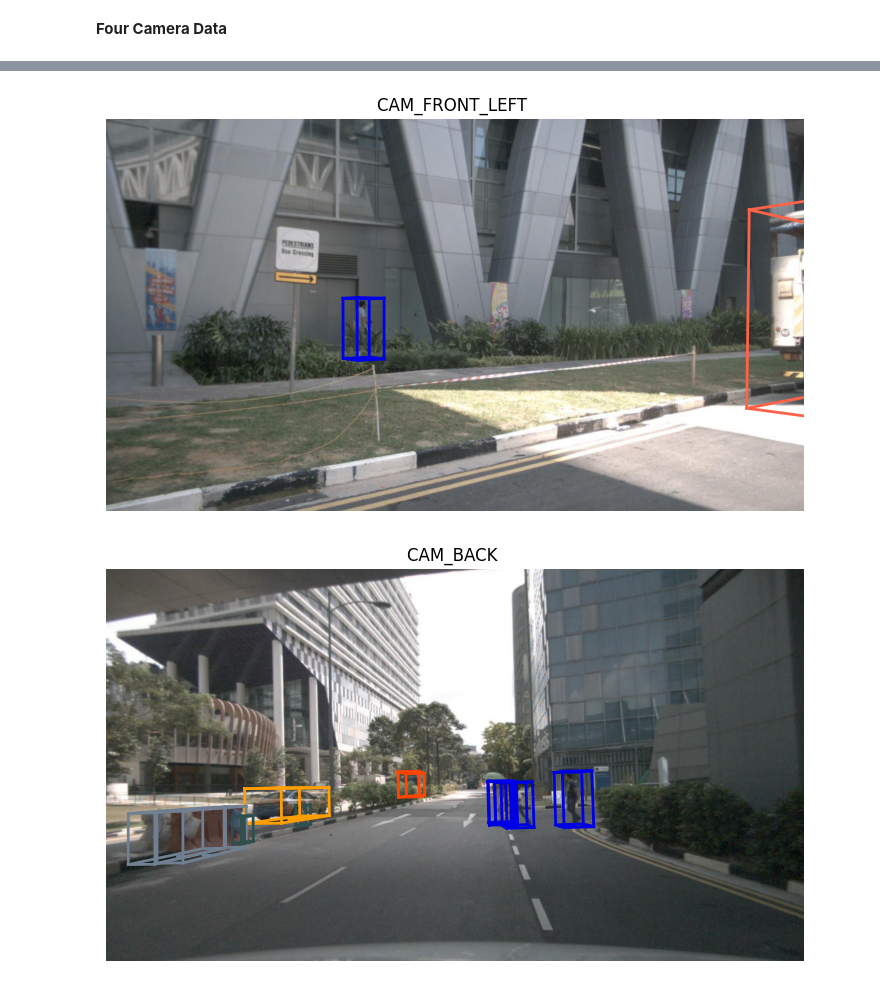
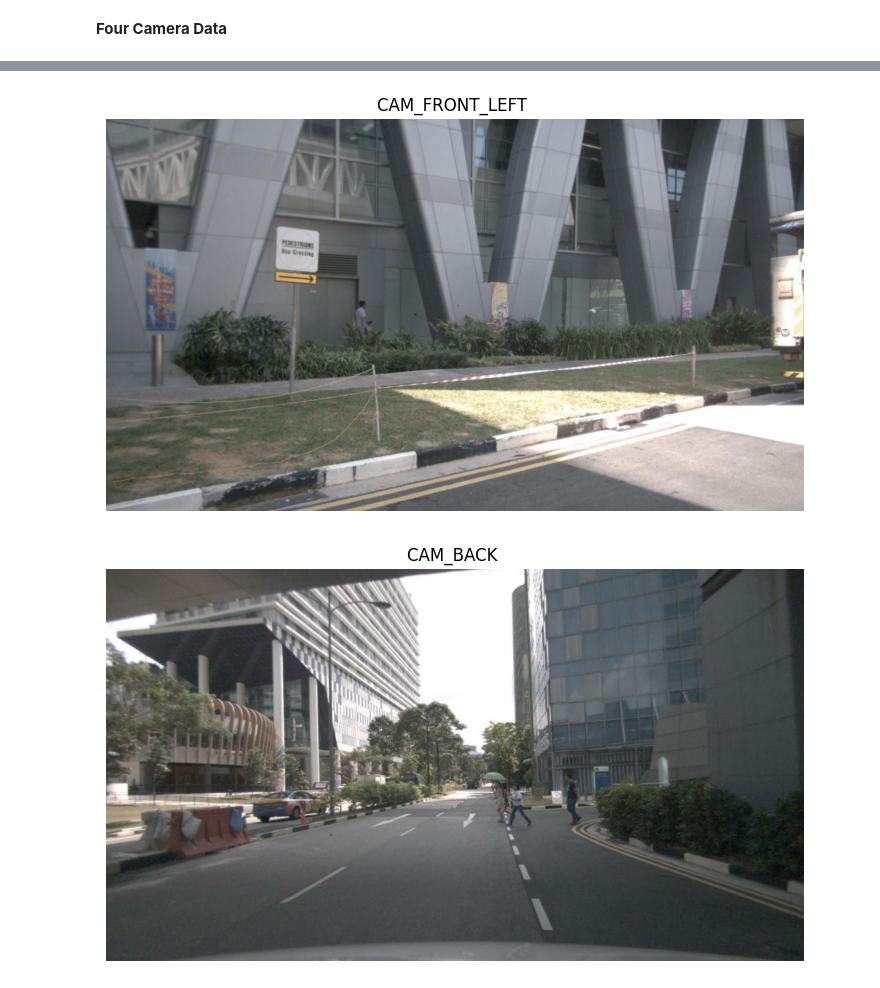
Before and after one commit to Wang-Theo/car-end_BEV, a Jupyter notebook: src/test_data_process.ipynb, the cells around one changed output, grey strips where cells are left out. Drawn from its saved outputs; the diff is of its cells as text; code cells hidden in the pictures.

```diff
--- a/src/test_data_process.ipynb
+++ b/src/test_data_process.ipynb
@@ -1,10 +1,14 @@
 # %% [markdown]
 ## 1. Load Dataset
 # %%
+from  matplotlib import pyplot as plt
 %matplotlib inline
 from nuscenes.nuscenes import NuScenes
+import cv2
 
-nusc = NuScenes(version='v1.0-mini', dataroot='/data/sets/nuscenes', verbose=True)
+rootpath='/data/sets/nuscenes'
+
+nusc = NuScenes(version='v1.0-mini', dataroot=rootpath, verbose=True)
 # %% [output]
 ======
 Loading NuScenes tables for version v1.0-mini...
@@ -74,21 +78,27 @@ sample_annotation_token: 2bfcc693ae9946daba1d9f2724478fd4, category: movable_obj
 my_sample['data']
 
 cam_front_data = nusc.get('sample_data', my_sample['data']['CAM_FRONT'])
+img_front = cv2.imread(rootpath+'/'+cam_front_data['filename'])
 nusc.render_sample_data(cam_front_data['token'], False)
 
 cam_front_right_data = nusc.get('sample_data', my_sample['data']['CAM_FRONT_RIGHT'])
-nusc.render_sample_data(cam_front_right_data['token'])
+img_front_right = cv2.imread(rootpath+'/'+cam_front_right_data['filename'])
+nusc.render_sample_data(cam_front_right_data['token'], False)
 
 cam_front_left_data = nusc.get('sample_data', my_sample['data']['CAM_FRONT_LEFT'])
-nusc.render_sample_data(cam_front_left_data['token'])
+img_front_left = cv2.imread(rootpath+'/'+cam_front_left_data['filename'])
+nusc.render_sample_data(cam_front_left_data['token'], False)
 
 cam_back_data = nusc.get('sample_data', my_sample['data']['CAM_BACK'])
-nusc.render_sample_data(cam_back_data['token'])
+img_back = cv2.imread(rootpath+'/'+cam_back_data['filename'])
+nusc.render_sample_data(cam_back_data['token'], False)
 
 cam_back_right_data = nusc.get('sample_data', my_sample['data']['CAM_BACK_RIGHT'])
-nusc.render_sample_data(cam_back_right_data['token'])
+img_back_right = cv2.imread(rootpath+'/'+cam_back_right_data['filename'])
+nusc.render_sample_data(cam_back_right_data['token'], False)
 
 cam_back_left_data = nusc.get('sample_data', my_sample['data']['CAM_BACK_LEFT'])
-nusc.render_sample_data(cam_back_left_data['token'])
+img_back_left = cv2.imread(rootpath+'/'+cam_back_left_data['filename'])
+nusc.render_sample_data(cam_back_left_data['token'], False)
 # %% [output]
 [figure]
@@ -96,2 +106,2 @@ nusc.render_sample_data(cam_back_left_data['token'])
-[figure, old version]
+[figure, new version]
-[figure, old version]
+[figure, new version]
```
Also changed, not shown: parts of 5 cells of this notebook, 2 other files.
